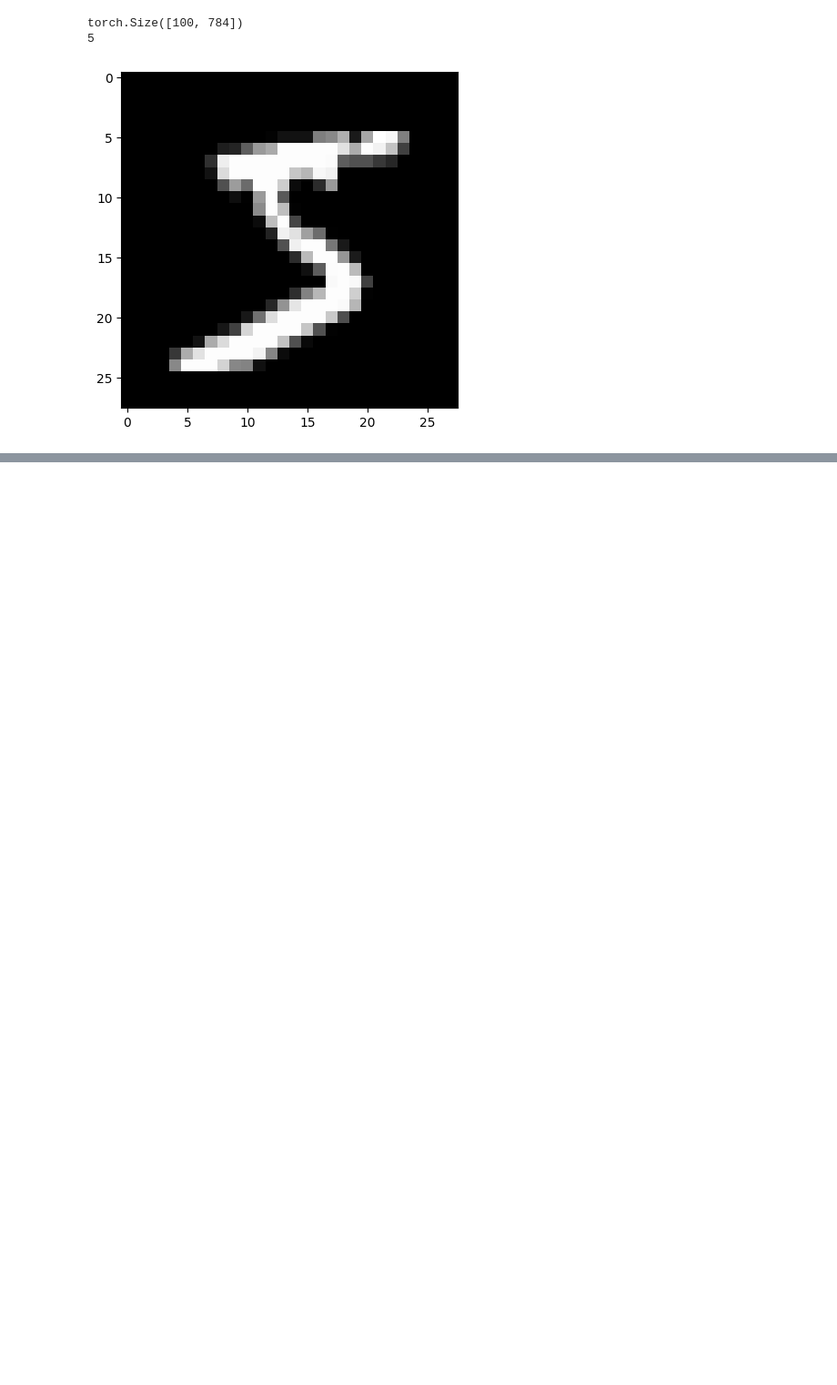
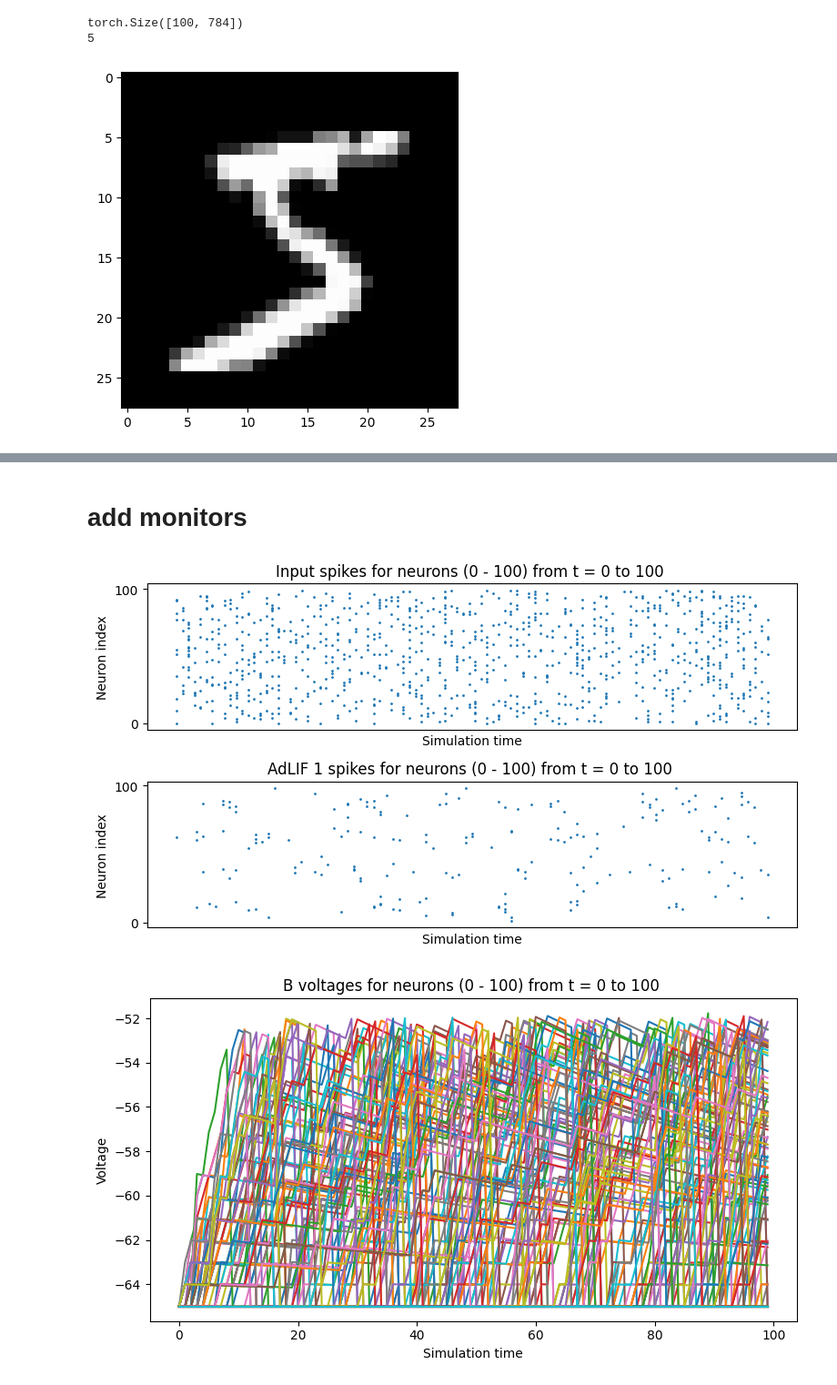
Before and after one commit to H-27/spiking-network-info-transmission, a Jupyter notebook: src/demo_model.ipynb, the cells around one changed output, grey strips where cells are left out. Shown at 91% size. Drawn from its saved outputs; the diff is of its cells as text; code cells hidden in the pictures; blank space fills up the shorter version.

```diff
--- a/src/demo_model.ipynb
+++ b/src/demo_model.ipynb
@@ -11,7 +17,7 @@ from bindsnet.network.monitors import Monitor
 # %% [markdown]
 # Small test network
 # %%
-time = 500
+time = 100
 source_layer = Input(n=100)
 input_data = torch.bernoulli(0.1 * torch.ones(time, source_layer.n)).byte()
 print(input_data)
@@ -79,0 +106,7 @@ plt.show()
+# %% [markdown]
+# add monitors
+# %%
+input_monitor = Monitor(obj=inp, state_vars=["s"], time=time)
+adlif1_monitor = Monitor(obj=adlif1, state_vars=["s", "v"], time=time)
+net.add_monitor(input_monitor, name="Input")
+net.add_monitor(adlif1_monitor, name="AdLIF 1")
@@ -79,0 +115,13 @@ plt.show()
+# %%
+spikes = {
+    "Input": input_monitor.get("s"), "AdLIF 1": adlif1_monitor.get("s")
+}
+voltages = {"B": adlif1_monitor.get("v")}
+
+plt.ioff()
+plot_spikes(spikes)
+plot_voltages(voltages, plot_type="line")
+plt.show()
+# %% [output]
+[figure, added]
+[figure, added]
```
Also changed, not shown: parts of 9 cells of this notebook, 5 other files.
